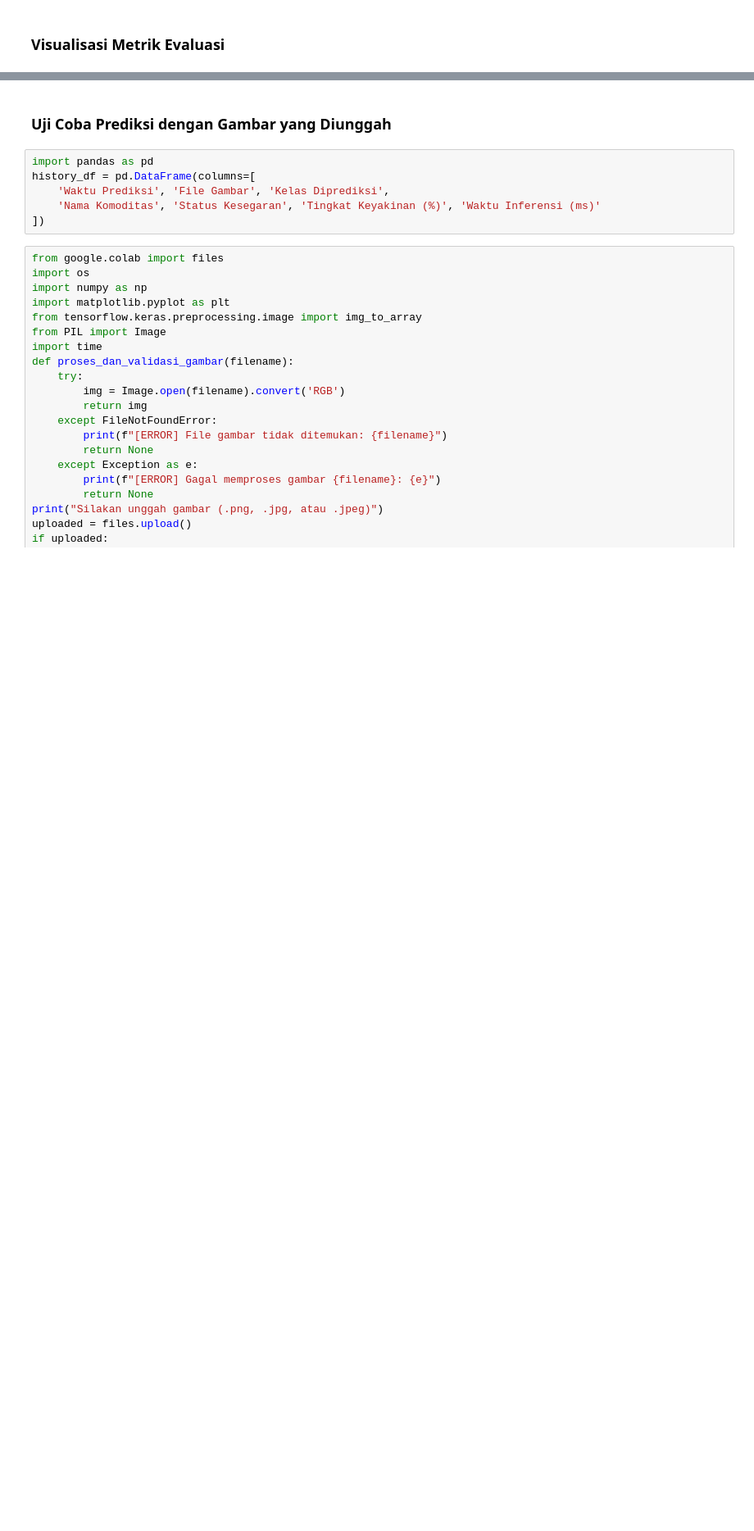
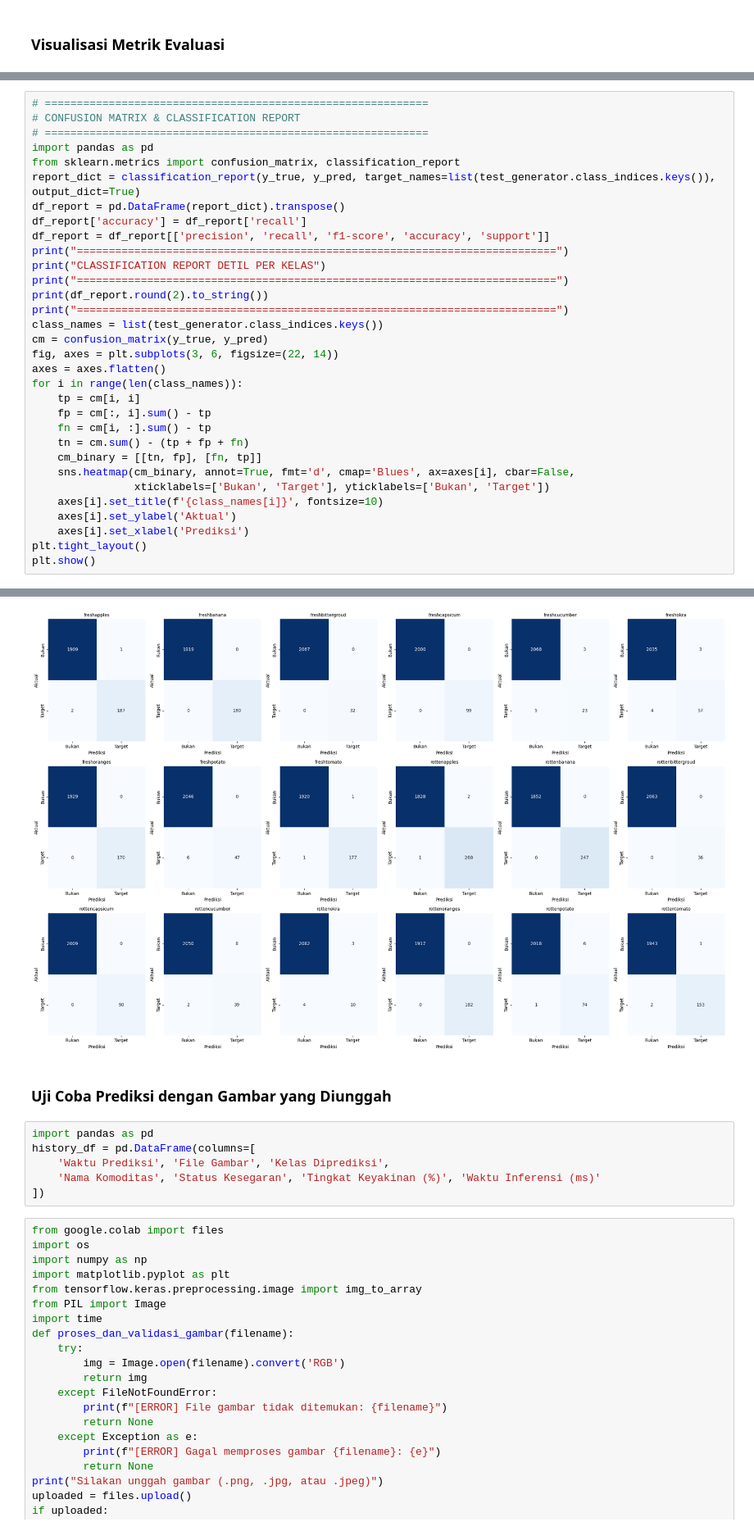
Before and after one commit to Evifa15/MachineLearning-IdentifikasiKesegaranBuahdanSayur, a Jupyter notebook: Noteboooks/Fresee.ipynb, the cells around one changed output, grey strips where cells are left out. Shown at 82% size. Drawn from its saved outputs; the diff is of its cells as text; blank space fills up the shorter version.

```diff
--- a/Noteboooks/Fresee.ipynb
+++ b/Noteboooks/Fresee.ipynb
@@ -1132,0 +1026,33 @@ print("=========================================================================
+# %%
+# ============================================================
+# CONFUSION MATRIX & CLASSIFICATION REPORT
+# ============================================================
+import pandas as pd
+from sklearn.metrics import confusion_matrix, classification_report
+report_dict = classification_report(y_true, y_pred, target_names=list(test_generator.class_indices.keys()), output_dict=True)
+df_report = pd.DataFrame(report_dict).transpose()
+df_report['accuracy'] = df_report['recall']
+df_report = df_report[['precision', 'recall', 'f1-score', 'accuracy', 'support']]
+print("===========================================================================")
+print("CLASSIFICATION REPORT DETIL PER KELAS")
+print("===========================================================================")
+print(df_report.round(2).to_string())
+print("===========================================================================")
+class_names = list(test_generator.class_indices.keys())
+cm = confusion_matrix(y_true, y_pred)
+fig, axes = plt.subplots(3, 6, figsize=(22, 14))
+axes = axes.flatten()
+for i in range(len(class_names)):
+    tp = cm[i, i]
+    fp = cm[:, i].sum() - tp
+    fn = cm[i, :].sum() - tp
+    tn = cm.sum() - (tp + fp + fn)
+    cm_binary = [[tn, fp], [fn, tp]]
+    sns.heatmap(cm_binary, annot=True, fmt='d', cmap='Blues', ax=axes[i], cbar=False,
+                xticklabels=['Bukan', 'Target'], yticklabels=['Bukan', 'Target'])
+    axes[i].set_title(f'{class_names[i]}', fontsize=10)
+    axes[i].set_ylabel('Aktual')
+    axes[i].set_xlabel('Prediksi')
+plt.tight_layout()
+plt.show()
+# %% [output]
@@ -1133,3 +1076,4 @@ print("=========================================================================
+[figure, added]
 # %% [markdown]
 ### **Uji Coba Prediksi dengan Gambar yang Diunggah**
 # %%
```
Also changed, not shown: parts of 11 cells of this notebook.
